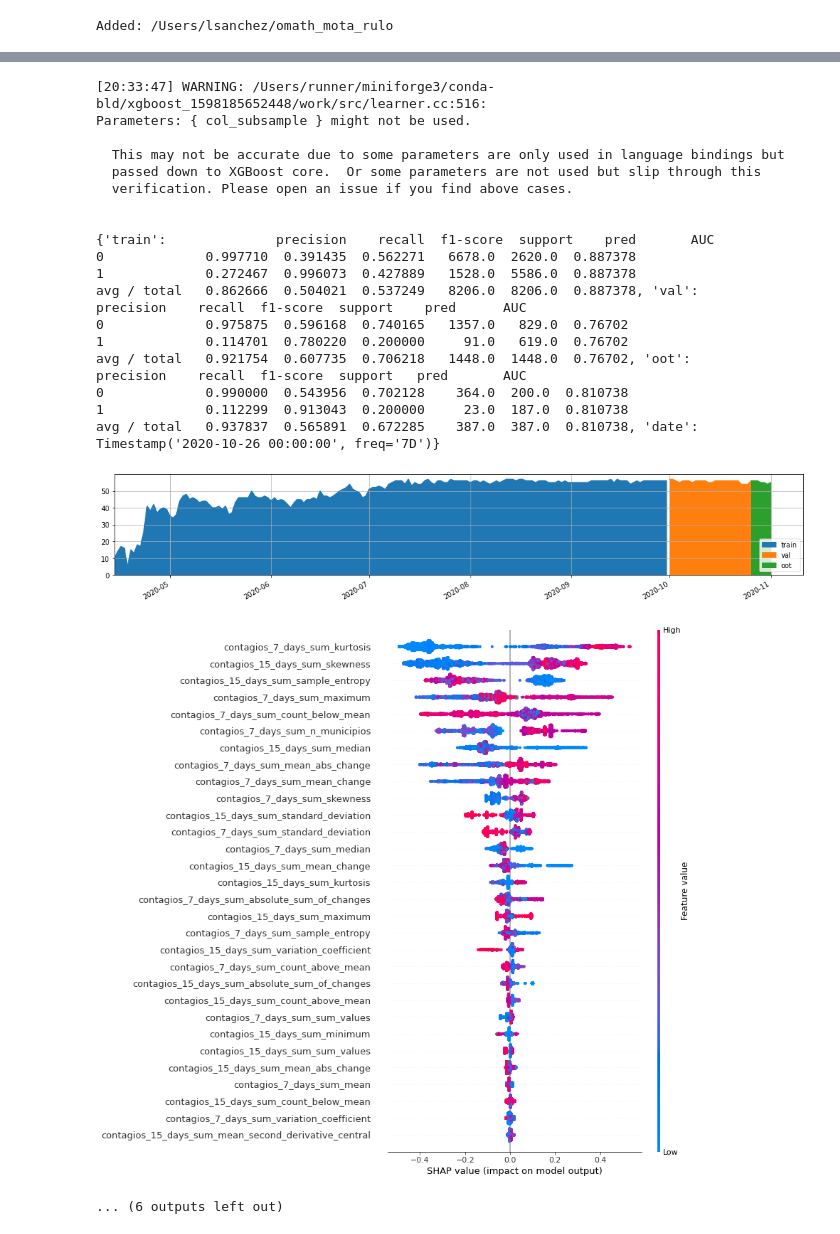
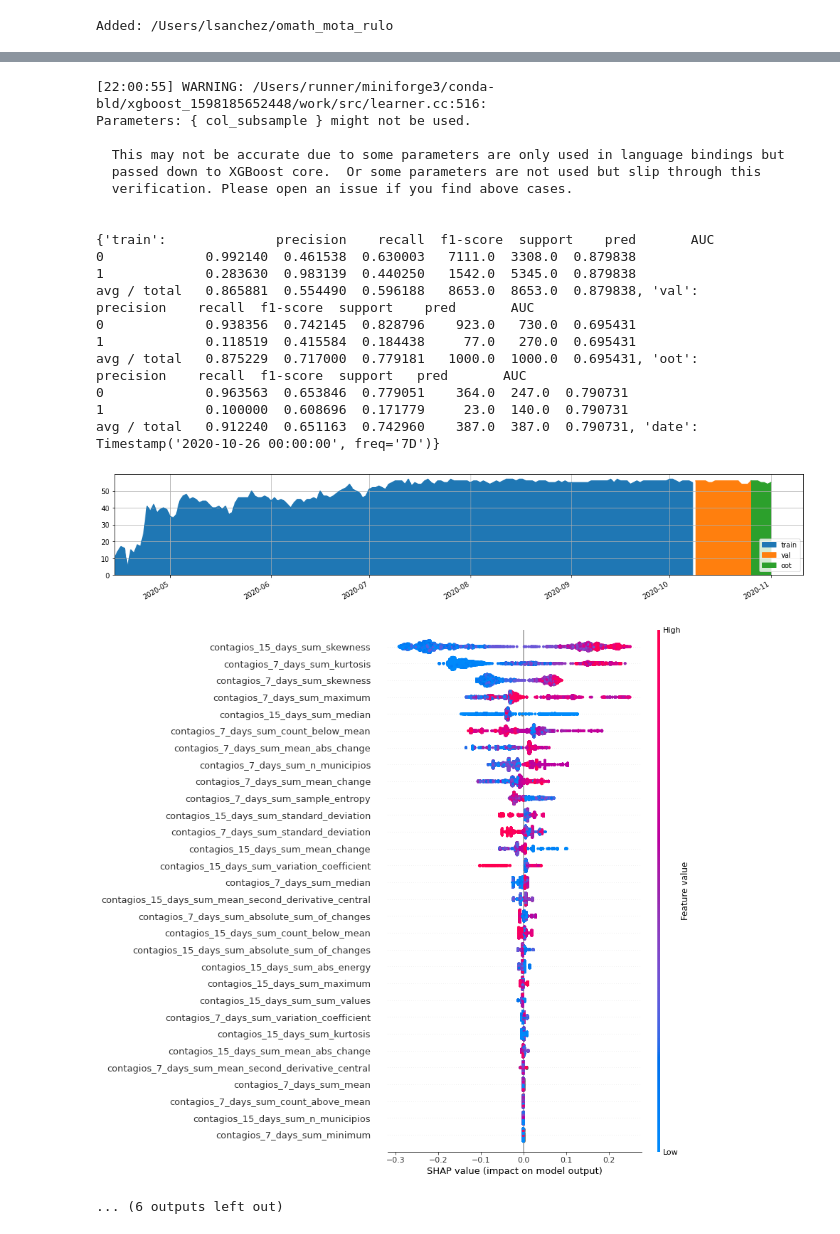
Before and after one commit to dhdzmota/omath_mota_rulo, a Jupyter notebook: notebooks/Experiment.ipynb, the cells around one changed output, grey strips where cells are left out. Saved outputs shown, nothing was run; the diff lists cells and outputs as text; code cells hidden in the pictures.

```diff
--- a/notebooks/Experiment.ipynb
+++ b/notebooks/Experiment.ipynb
@@ -103,7 +103,7 @@ for date, oot in date_data.set_index('fecha').groupby(pd.Grouper(freq='7D')):
     oot.reset_index(inplace=True)
     train = data_[data_['fecha'] <= date]
 
-    oos_size = .15
+    oos_size = .1
     val_boundary = train['fecha'].quantile(1 - oos_size)
 
     val = train[train['fecha'] >= val_boundary]
@@ -122,7 +122,7 @@ for date, oot in date_data.set_index('fecha').groupby(pd.Grouper(freq='7D')):
     X_oot.drop(list(set(X_oot.columns).intersection(forbiden)), axis=1, inplace=True)
     y_oot = oot.set_index(['fecha', 'nombre_hospital'])[target]
 
-    plot_folds(X_train, X_val, X_oot)
+#     plot_folds(X_train, X_val, X_oot)
 
     scale_pos_weight = (y_train == 0).sum() / (y_train == 1).sum()
 
@@ -174,7 +174,7 @@ for date, oot in date_data.set_index('fecha').groupby(pd.Grouper(freq='7D')):
     print(local_reports)
     reports.append(local_reports)
 
-#     plot_folds(X_train, X_val, X_oot)
+    plot_folds(X_train, X_val, X_oot)
 
     fig, ax = plt.subplots(1, 1)
     explainer = shap.TreeExplainer(model)
@@ -251,23 +251,23 @@ avg / total   0.908729  0.569948  0.659622    386.0  386.0  0.735728, 'date': Ti
-[20:33:47] WARNING: /Users/runner/miniforge3/conda-bld/xgboost_1598185652448/work/src/learner.cc:516:
+[22:00:55] WARNING: /Users/runner/miniforge3/conda-bld/xgboost_1598185652448/work/src/learner.cc:516:
 Parameters: { col_subsample } might not be used.
 
   This may not be accurate due to some parameters are only used in language bindings but
   passed down to XGBoost core.  Or some parameters are not used but slip through this
   verification. Please open an issue if you find above cases.
 
 
 {'train':              precision    recall  f1-score  support    pred       AUC
-0             0.997710  0.391435  0.562271   6678.0  2620.0  0.887378
-1             0.272467  0.996073  0.427889   1528.0  5586.0  0.887378
-avg / total   0.862666  0.504021  0.537249   8206.0  8206.0  0.887378, 'val':              precision    recall  f1-score  support    pred      AUC
-0             0.975875  0.596168  0.740165   1357.0   829.0  0.76702
-1             0.114701  0.780220  0.200000     91.0   619.0  0.76702
-avg / total   0.921754  0.607735  0.706218   1448.0  1448.0  0.76702, 'oot':              precision    recall  f1-score  support   pred       AUC
-0             0.990000  0.543956  0.702128    364.0  200.0  0.810738
-1             0.112299  0.913043  0.200000     23.0  187.0  0.810738
-avg / total   0.937837  0.565891  0.672285    387.0  387.0  0.810738, 'date': Timestamp('2020-10-26 00:00:00', freq='7D')}
+0             0.992140  0.461538  0.630003   7111.0  3308.0  0.879838
+1             0.283630  0.983139  0.440250   1542.0  5345.0  0.879838
+avg / total   0.865881  0.554490  0.596188   8653.0  8653.0  0.879838, 'val':              precision    recall  f1-score  support    pred       AUC
+0             0.938356  0.742145  0.828796    923.0   730.0  0.695431
+1             0.118519  0.415584  0.184438     77.0   270.0  0.695431
+avg / total   0.875229  0.717000  0.779181   1000.0  1000.0  0.695431, 'oot':              precision    recall  f1-score  support   pred       AUC
+0             0.963563  0.653846  0.779051    364.0  247.0  0.790731
+1             0.100000  0.608696  0.171779     23.0  140.0  0.790731
+avg / total   0.912240  0.651163  0.742960    387.0  387.0  0.790731, 'date': Timestamp('2020-10-26 00:00:00', freq='7D')}
-[figure, old version]
+[figure, new version]
-[figure, old version]
+[figure, new version]
 ... (6 outputs left out)
 # %%
 auc = pd.Series([r['oot']['AUC']['avg / total'] for r in reports])
```
Also changed, not shown: parts of 3 cells of this notebook, 1 other file.
